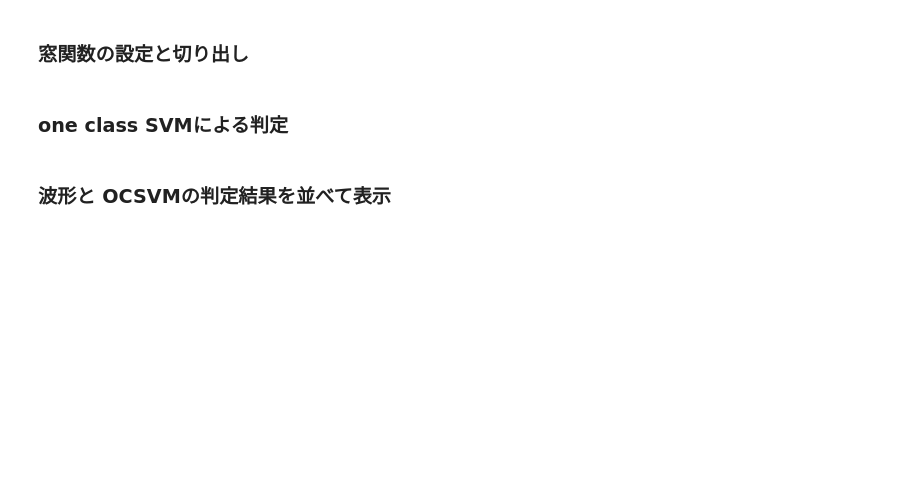
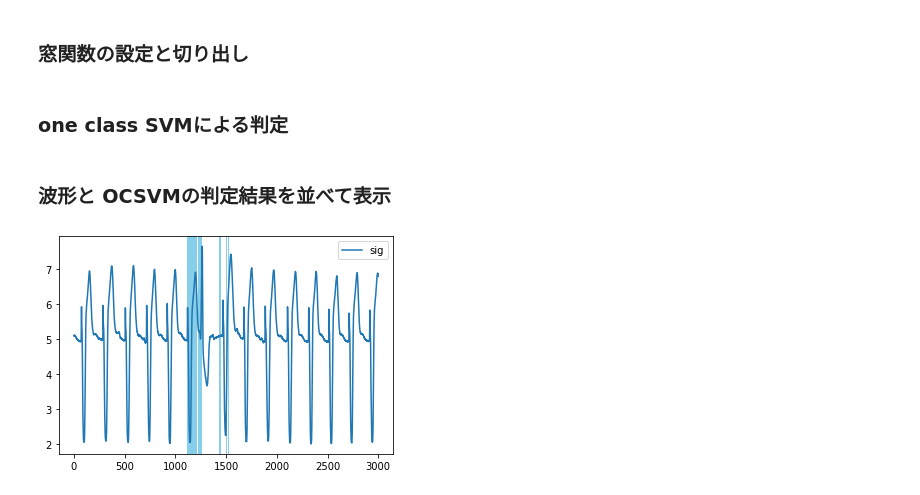
Before and after one commit to hamagami/anomaly-detection, a Jupyter notebook: 04_05_oneclassSVM.ipynb, the cells around one changed output. Cells and saved outputs as stored; diff of their text form; code cells hidden in the pictures; blank space fills up the shorter version.

```diff
--- a/04_05_oneclassSVM.ipynb
+++ b/04_05_oneclassSVM.ipynb
@@ -31,7 +45,7 @@ WLEN=150 #セグメントのサイズ
 SP=0         #学習用データの開始点
 AP=3000   #テスト用データの開始点　個のデータの場合 4250ポイント付近に異常がある
 # %%
-data = np.loadtxt(DIR+"04/data/qtdbsel102.txt",delimiter="\t")
+data = np.loadtxt("qtdbsel102.txt",delimiter="\t")
 print("データ数:",data.shape[0],"  次元数:",data.shape[1])
 
 #元データは3次元の時系列，3次のデータ(indexとしては2)を指定して学習/テストデータに分割
@@ -59,0 +71,10 @@ plt.show()
+# %%
+plt.plot(test_org, label="sig")
+plt.legend()
+outlier_rows = [i for i in range(len(pred)) if pred[i]<0]
+for c in outlier_rows:
+    plt.axvspan(c, c, color = "skyblue")
+plt.show()
+plt.show()
+# %% [output]
+[figure, added]
```
Also changed, not shown: parts of 4 cells of this notebook.
